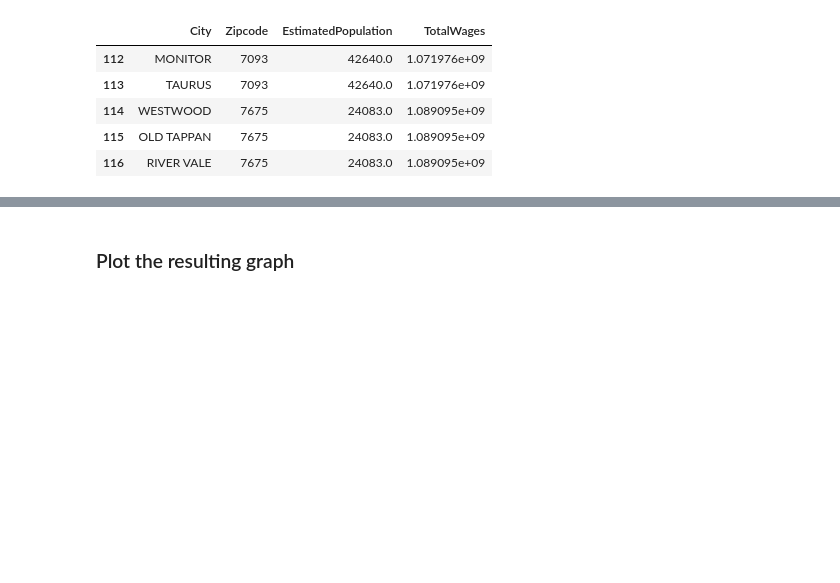
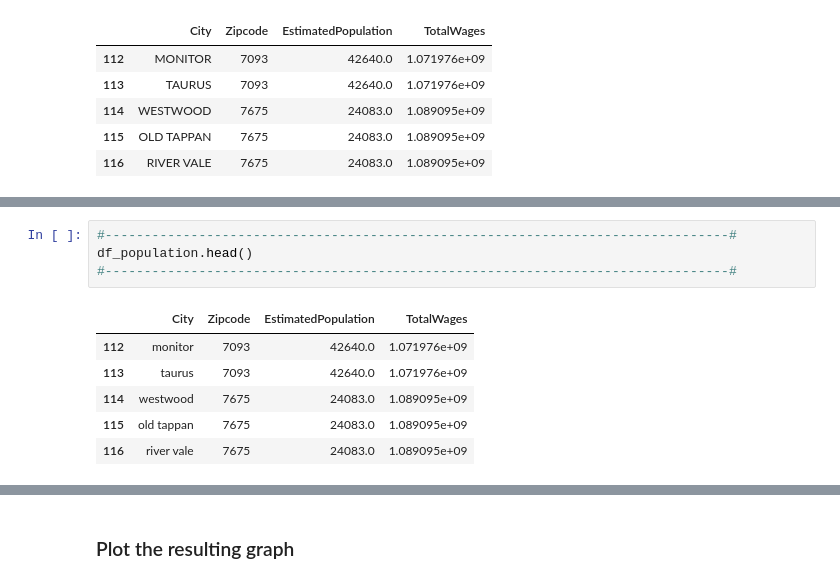
Before and after one commit to colekrant/ADS-Final-Project, a Jupyter notebook: wages_population.ipynb, the cells around one changed output, grey strips where cells are left out. Drawn from its saved outputs; the diff is of its cells as text; blank space fills up the shorter version.

```diff
--- a/wages_population.ipynb
+++ b/wages_population.ipynb
@@ -107,3 +124,14 @@ df_population.head()
+# %%
+#--------------------------------------------------------------------------------#
+df_population.head()
+#--------------------------------------------------------------------------------#
+# %% [output]
+|  | City | Zipcode | EstimatedPopulation | TotalWages |
+| 112 | monitor | 7093 | 42640.0 | 1.071976e+09 |
+| 113 | taurus | 7093 | 42640.0 | 1.071976e+09 |
+| 114 | westwood | 7675 | 24083.0 | 1.089095e+09 |
+| 115 | old tappan | 7675 | 24083.0 | 1.089095e+09 |
+| 116 | river vale | 7675 | 24083.0 | 1.089095e+09 |
 # %%
 #--------------------------------------------------------------------------------#
 ## Rankings
```
Also changed, not shown: parts of 24 cells of this notebook, 1 other file.
